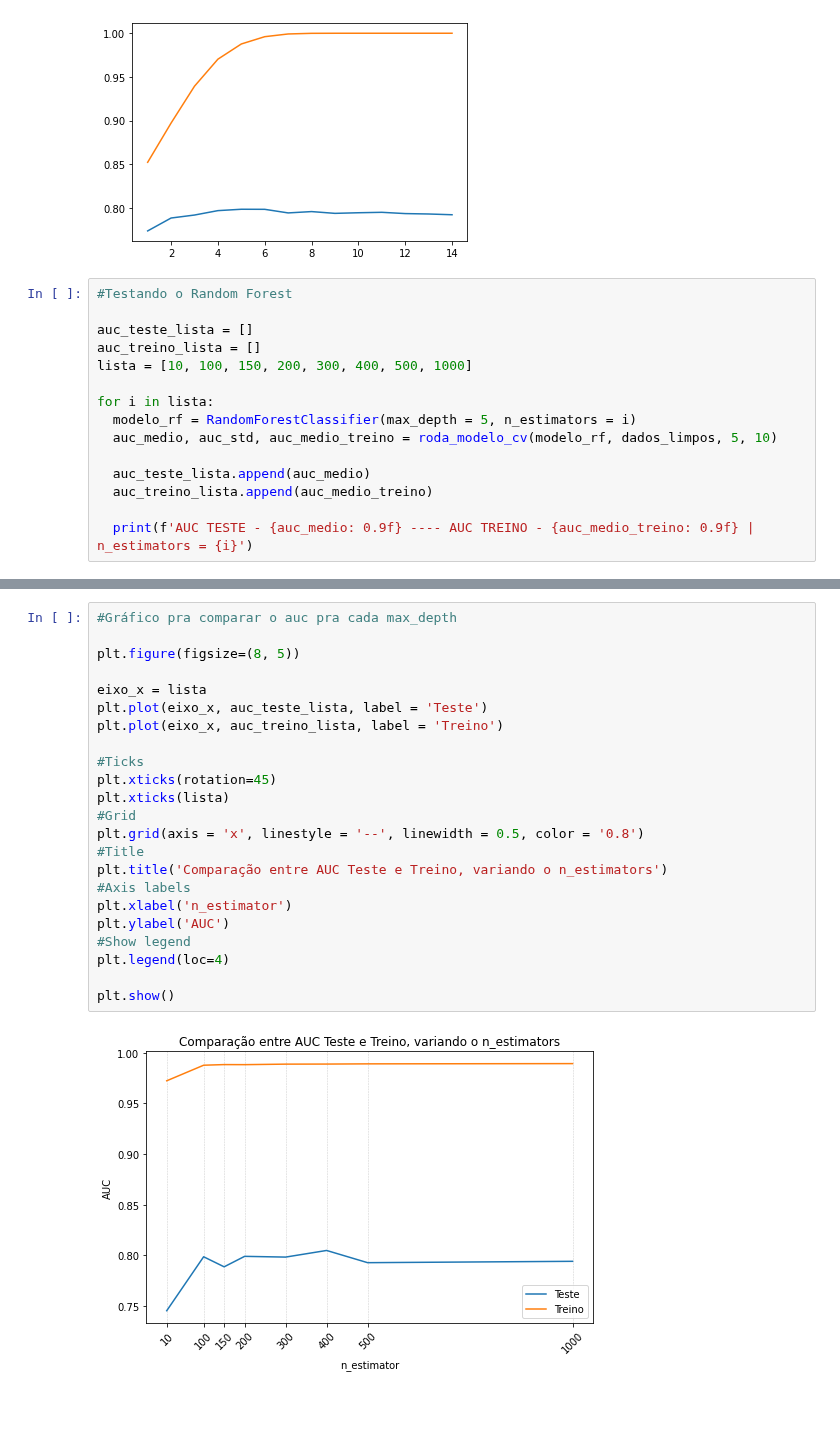
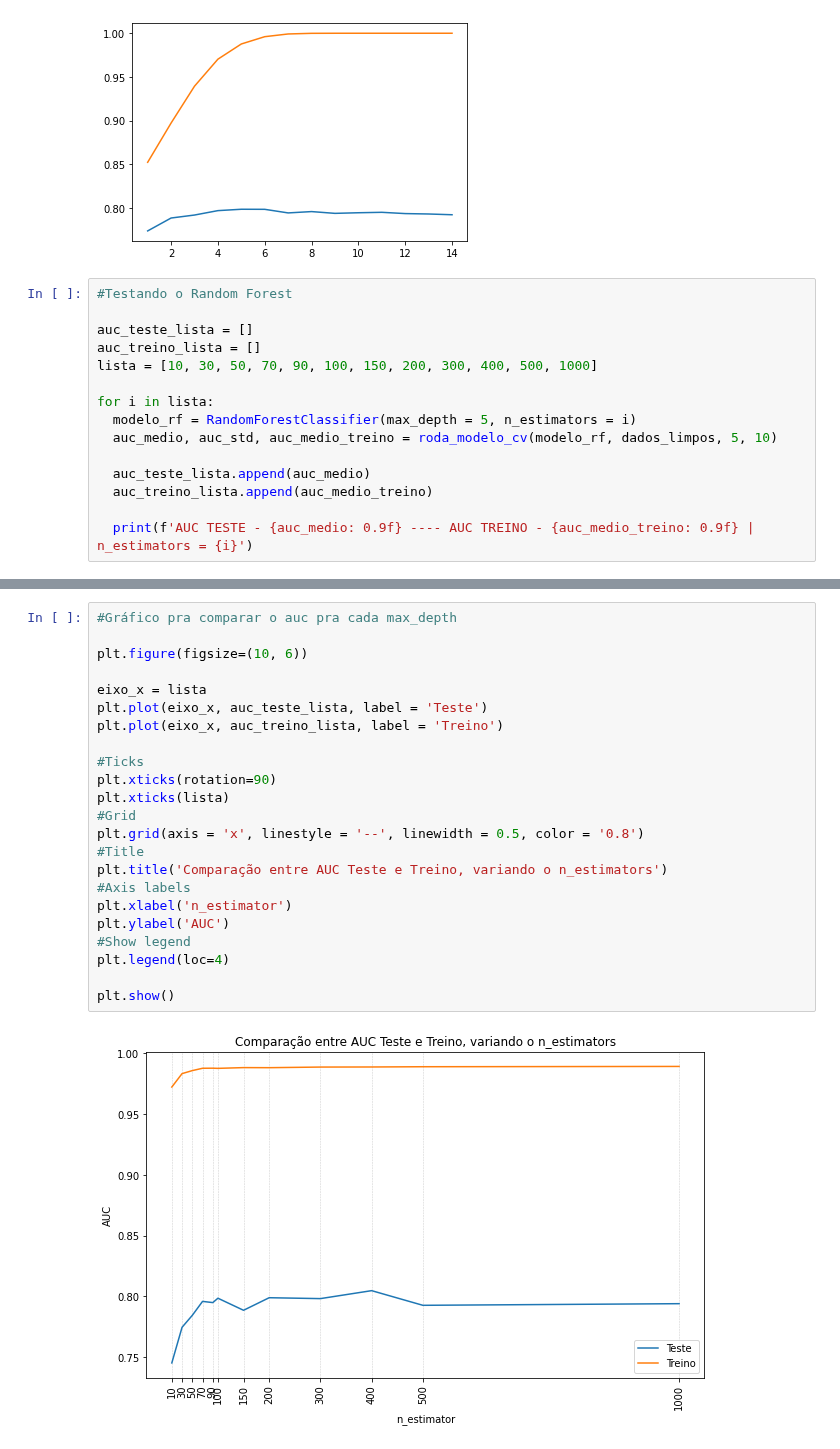
Before and after one commit to arturcgs/bootcamp-data-science-aplicada3, a Jupyter notebook: Aulas/Módulo_5.ipynb, the cells around one changed output, grey strips where cells are left out. Cells and saved outputs as stored; diff of their text form; blank space fills up the shorter version.

```diff
--- a/Aulas/Módulo_5.ipynb
+++ b/Aulas/Módulo_5.ipynb
@@ -392,7 +392,7 @@ plt.plot(eixo_x, auc_treino_lista)
 
 auc_teste_lista = []
 auc_treino_lista = []
-lista = [10, 100, 150, 200, 300, 400, 500, 1000]
+lista = [10, 30, 50, 70, 90, 100, 150, 200, 300, 400, 500, 1000]
 
 for i in lista:
   modelo_rf = RandomForestClassifier(max_depth = 5, n_estimators = i)
@@ -414,25 +418,25 @@ AUC TESTE -  0.794056250 ---- AUC TREINO -  0.989298376 | n_estimators = 1000
 # %%
 #Gráfico pra comparar o auc pra cada max_depth
 
-plt.figure(figsize=(8, 5))
+plt.figure(figsize=(10, 6))
 
 eixo_x = lista
 plt.plot(eixo_x, auc_teste_lista, label = 'Teste')
 plt.plot(eixo_x, auc_treino_lista, label = 'Treino')
 
 #Ticks
-plt.xticks(rotation=45)
+plt.xticks(rotation=90)
 plt.xticks(lista)
 #Grid
 plt.grid(axis = 'x', linestyle = '--', linewidth = 0.5, color = '0.8')
 #Title
 plt.title('Comparação entre AUC Teste e Treino, variando o n_estimators')
 #Axis labels
 plt.xlabel('n_estimator')
 plt.ylabel('AUC')
 #Show legend
 plt.legend(loc=4)
 
 plt.show()
 # %% [output]
-[figure, old version]
+[figure, new version]
```
Also changed, not shown: parts of 1 cell of this notebook.
